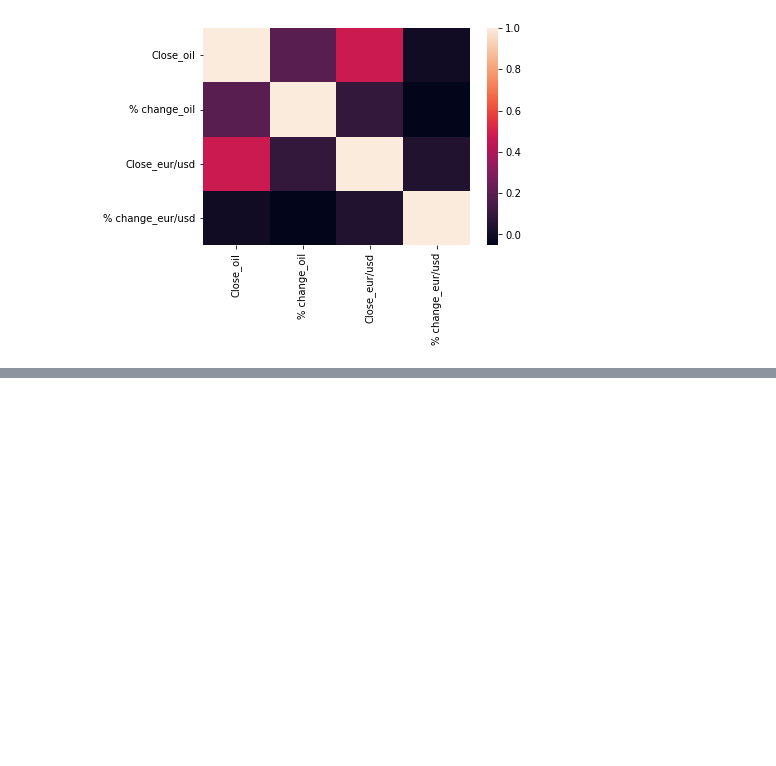
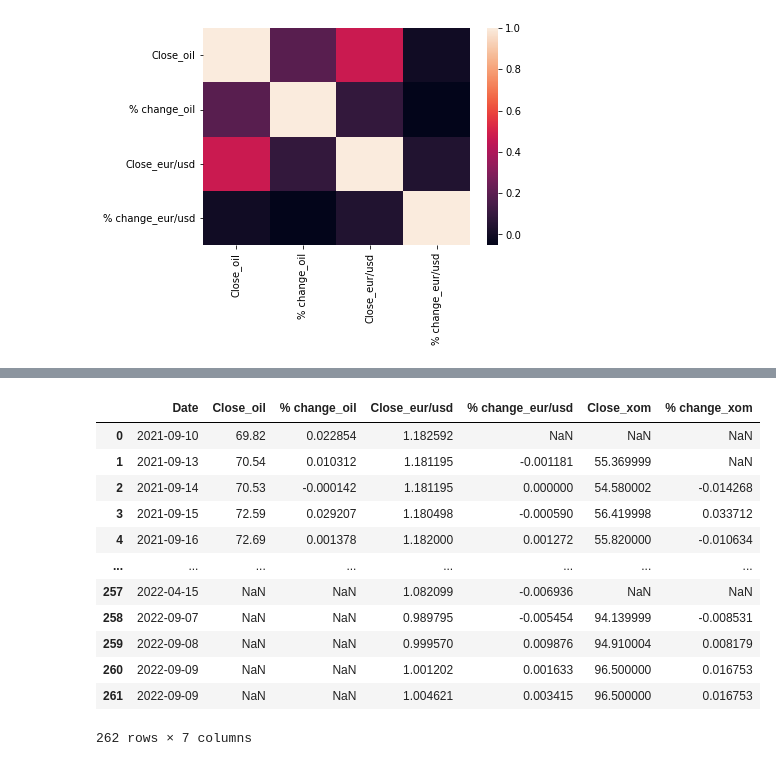
Before and after one commit to empeya/UCDPA_alistairempey, a Jupyter notebook: UCDPA_alistairempey.ipynb, the cells around one changed output, grey strips where cells are left out. Drawn from its saved outputs; the diff is of its cells as text; code cells hidden in the pictures; blank space fills up the shorter version.

```diff
--- a/UCDPA_alistairempey.ipynb
+++ b/UCDPA_alistairempey.ipynb
@@ -219,0 +222,3 @@ Close_eur/usd      0.472827      0.086489       1.000000          0.037756
+# %%
+# Filtering relevant rows using slicing
+xom = xom.iloc[:, [0, 4]]
@@ -219,0 +234,21 @@ Close_eur/usd      0.472827      0.086489       1.000000          0.037756
+# %%
+# Creating new dataframe with xom data
+df = pd.merge(oil, eurusd, how='outer', on='Date', suffixes=('_oil', '_eur/usd'))
+df3 = pd.merge(df, xom, how='outer', on='Date', suffixes=('', '_xom'))
+df3.rename(columns = {'Close':'Close_xom', '% change':'% change_xom'}, inplace = True)
+# %%
+df3
+# %% [output]
+|  | Date | Close_oil | % change_oil | Close_eur/usd | % change_eur/usd | Close_xom | % change_xom |
+| 0 | 2021-09-10 | 69.82 | 0.022854 | 1.182592 | NaN | NaN | NaN |
+| 1 | 2021-09-13 | 70.54 | 0.010312 | 1.181195 | -0.001181 | 55.369999 | NaN |
+| 2 | 2021-09-14 | 70.53 | -0.000142 | 1.181195 | 0.000000 | 54.580002 | -0.014268 |
+| 3 | 2021-09-15 | 72.59 | 0.029207 | 1.180498 | -0.000590 | 56.419998 | 0.033712 |
+| 4 | 2021-09-16 | 72.69 | 0.001378 | 1.182000 | 0.001272 | 55.820000 | -0.010634 |
+| ... | ... | ... | ... | ... | ... | ... | ... |
+| 257 | 2022-04-15 | NaN | NaN | 1.082099 | -0.006936 | NaN | NaN |
+| 258 | 2022-09-07 | NaN | NaN | 0.989795 | -0.005454 | 94.139999 | -0.008531 |
+| 259 | 2022-09-08 | NaN | NaN | 0.999570 | 0.009876 | 94.910004 | 0.008179 |
+| 260 | 2022-09-09 | NaN | NaN | 1.001202 | 0.001633 | 96.500000 | 0.016753 |
+| 261 | 2022-09-09 | NaN | NaN | 1.004621 | 0.003415 | 96.500000 | 0.016753 |
+262 rows × 7 columns
```
Also changed, not shown: parts of 14 cells of this notebook.
